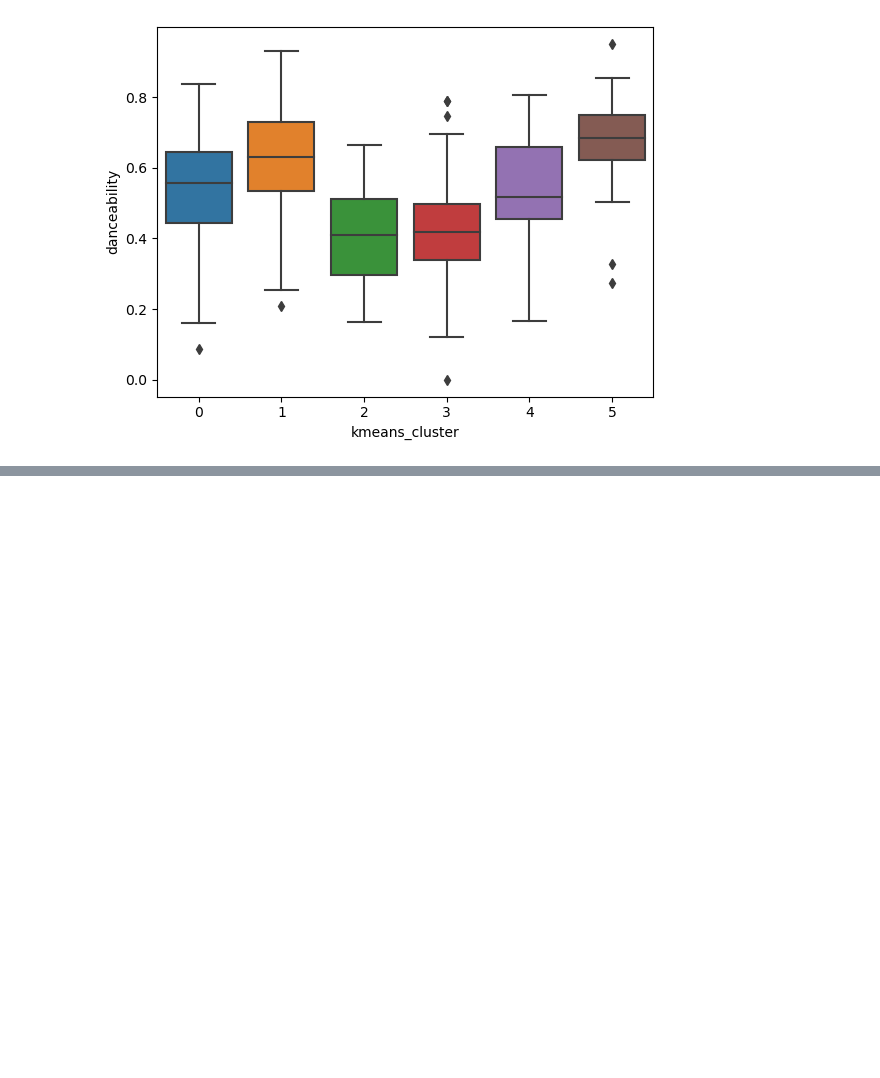
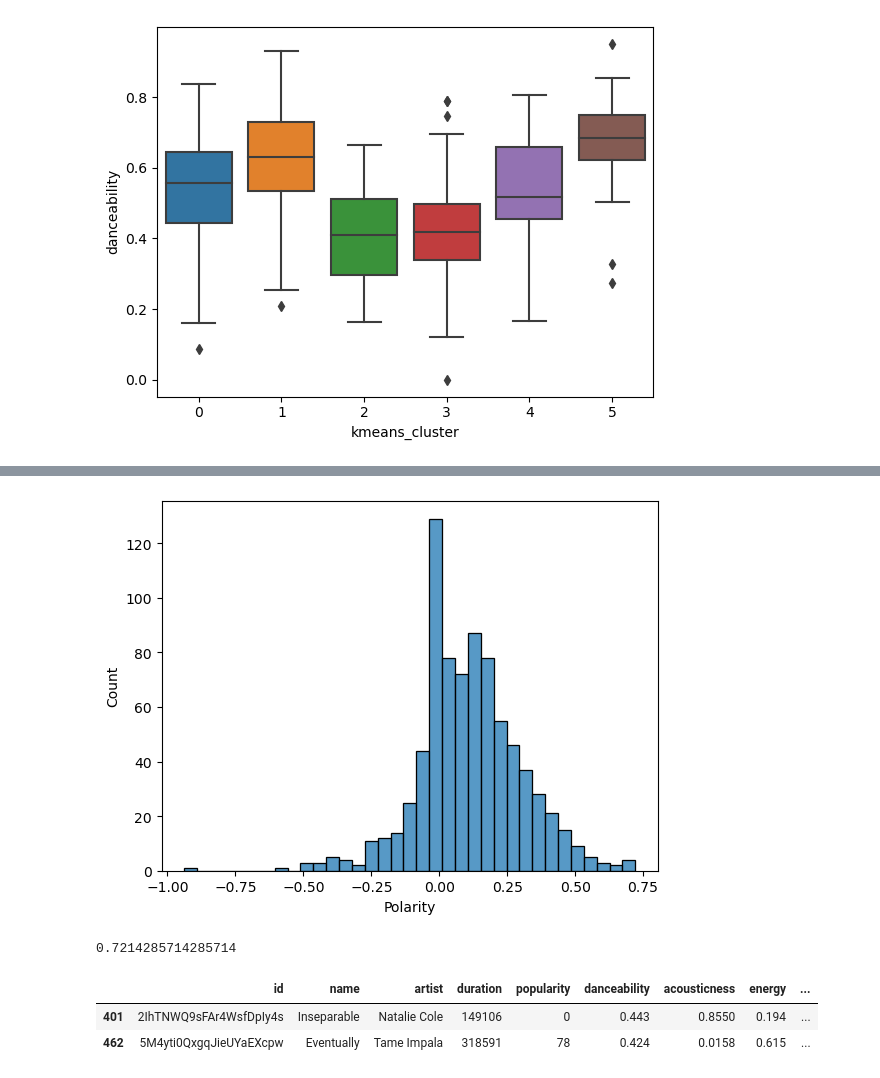
Before and after one commit to aladelca/INSY_662_MMA, a Jupyter notebook: modelling/modelling.ipynb, the cells around one changed output, grey strips where cells are left out. Drawn from its saved outputs; the diff is of its cells as text; code cells hidden in the pictures; blank space fills up the shorter version.

```diff
--- a/modelling/modelling.ipynb
+++ b/modelling/modelling.ipynb
@@ -6,5 +6,6 @@ import seaborn as sns
 from sklearn.preprocessing import StandardScaler
 from sklearn.cluster import DBSCAN, KMeans
 from sklearn.metrics import silhouette_score
+pd.set_option('display.max_columns', None)
 import warnings
 warnings.filterwarnings('ignore')
@@ -95,0 +101,3 @@ data[data['kmeans_cluster']==5]
+# %%
+data = pd.read_excel('clean_songs_en_fr_sp.xlsx')
+data.head()
@@ -95,0 +111,12 @@ data[data['kmeans_cluster']==5]
+# %%
+sns.histplot(data['Polarity'])
+plt.show()
+print(data['Polarity'].max())
+
+data[data['Polarity']>0.70]
+# %% [output]
+[figure, added]
+0.7214285714285714
+|  | id | name | artist | duration | popularity | danceability | acousticness | energy | ... |
+| 401 | 2IhTNWQ9sFAr4WsfDpIy4s | Inseparable | Natalie Cole | 149106 | 0 | 0.443 | 0.8550 | 0.194 | ... |
+| 462 | 5M4yti0QxgqJieUYaEXcpw | Eventually | Tame Impala | 318591 | 78 | 0.424 | 0.0158 | 0.615 | ... |
```
Also changed, not shown: parts of 4 cells of this notebook.
